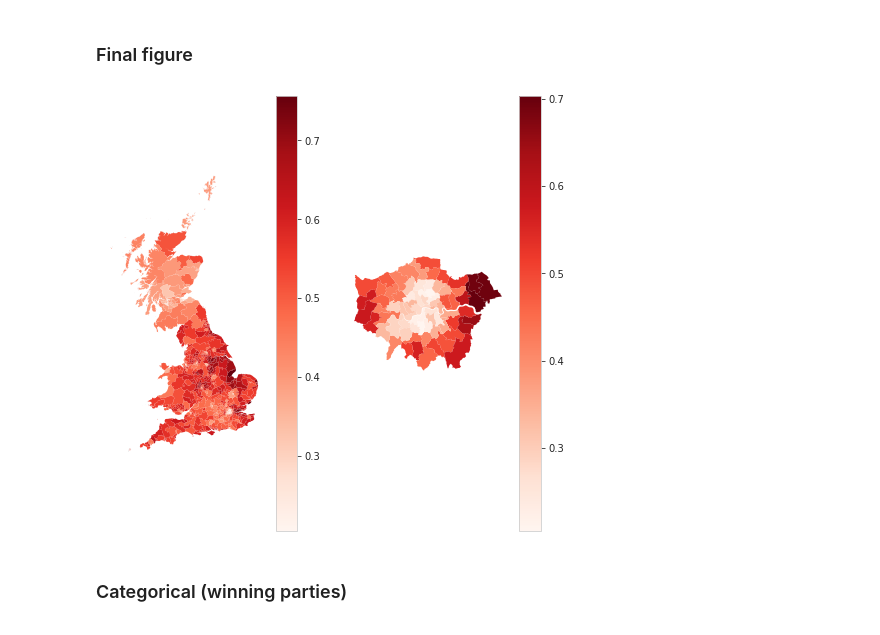
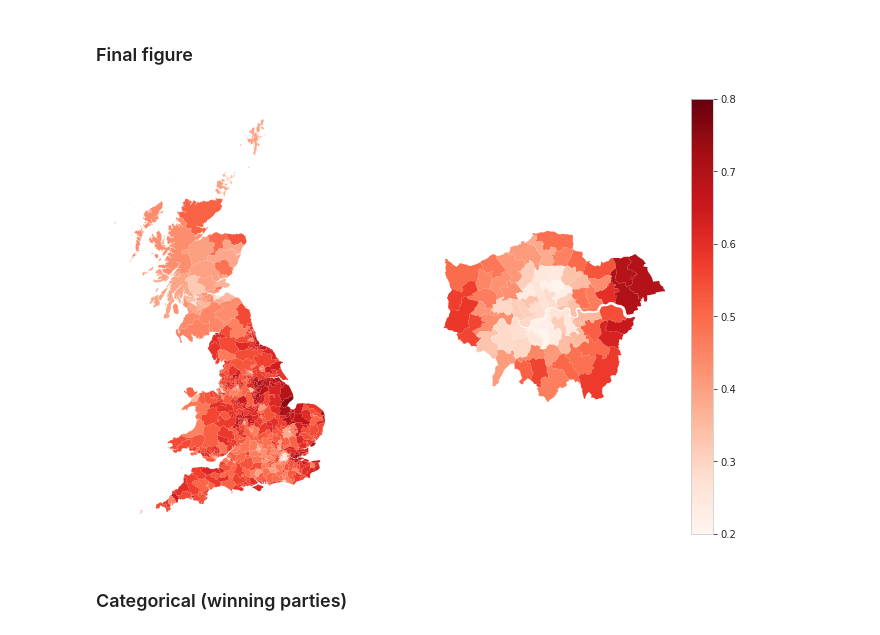
Before and after one commit to ab17254/GV918-Week-05, a Jupyter notebook: Week_05_Class_Exercise.ipynb, the cells around one changed output. Cells and saved outputs as stored; diff of their text form; code cells hidden in the pictures.

```diff
--- a/Week_05_Class_Exercise.ipynb
+++ b/Week_05_Class_Exercise.ipynb
@@ -321,10 +321,12 @@ df_polmap[df_polmap['region_name']=='London'].plot(ax = ax, edgecolor= 'none', c
 # %% [markdown]
 ### Final figure
 # %%
-fig, ax  = plt.subplots(1,2, figsize = (8,8))
-df_polmap.plot(ax = ax[0], edgecolor= 'none', column = 'leave_pct', legend = True, cmap = 'Reds').set_axis_off()
-df_polmap[df_polmap['region_name']=='London'].plot(ax = ax[1], edgecolor= 'none', column = 'leave_pct', legend = True, cmap = 'Reds').set_axis_off()
+fig, ax  = plt.subplots(1,2, figsize = (12,8))
+vmin = 0.2
+vmax = 0.8
+df_polmap.plot(ax = ax[0], edgecolor= 'none', column = 'leave_pct', legend = False, cmap = 'Reds', vmin = vmin, vmax = vmax).set_axis_off()
+df_polmap[df_polmap['region_name']=='London'].plot(ax = ax[1], edgecolor= 'none', column = 'leave_pct', legend = True, cmap = 'Reds', vmin = vmin, vmax = vmax).set_axis_off()
 # %% [output]
-[figure, old version]
+[figure, new version]
 # %% [markdown]
 ### Categorical (winning parties)
```
